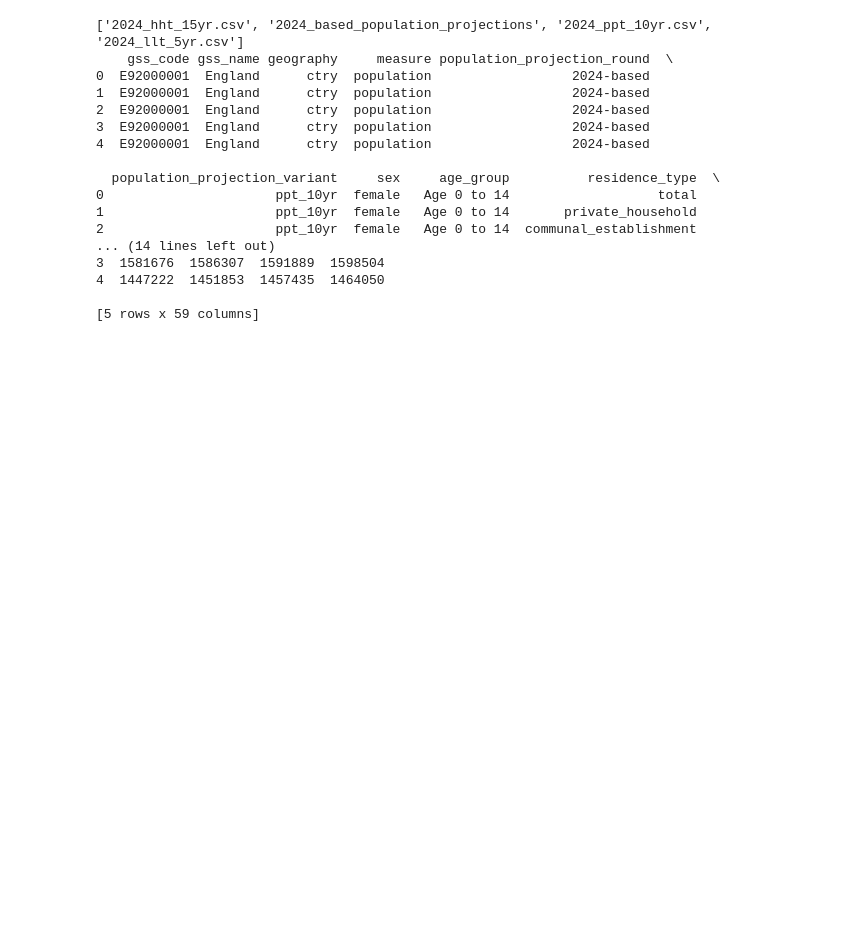
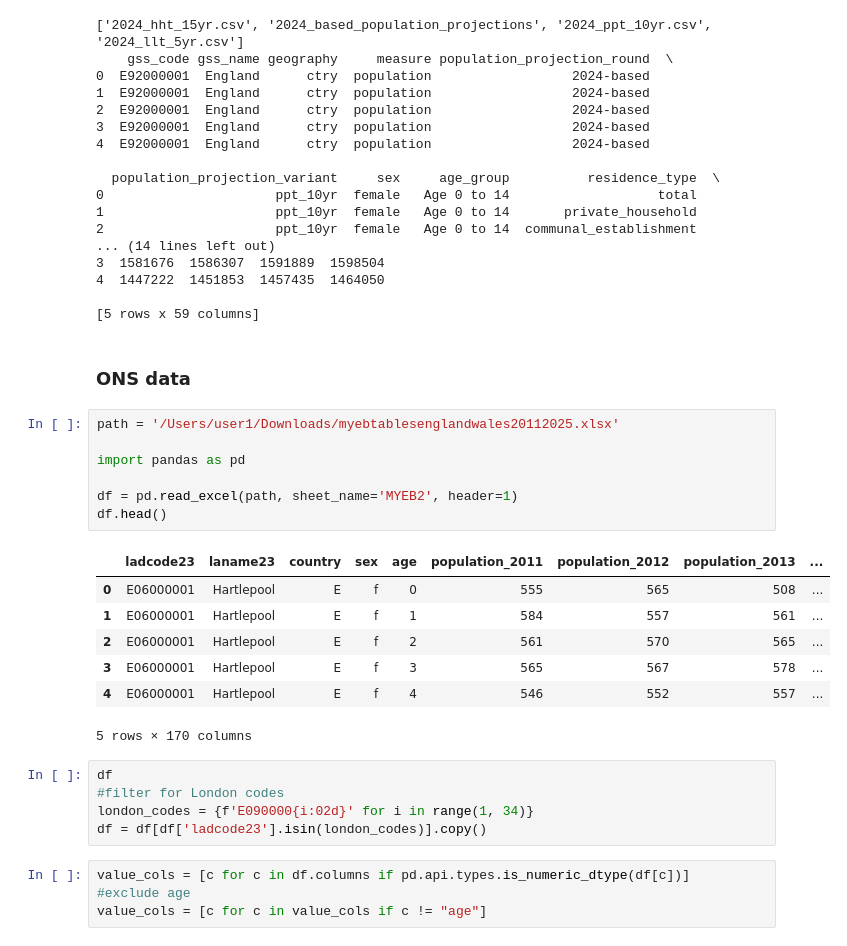
Before and after one commit to SebastianHeslinRees/Londons-Population-Site, a Jupyter notebook: scripts/explore_population_by_sex.ipynb, the cells around one changed output. Saved outputs shown, nothing was run; the diff lists cells and outputs as text; blank space fills up the shorter version.

```diff
--- a/scripts/explore_population_by_sex.ipynb
+++ b/scripts/explore_population_by_sex.ipynb
@@ -262,3 +262,29 @@ print(df.head())
 4  1447222  1451853  1457435  1464050
 
 [5 rows x 59 columns]
+# %% [markdown]
+### ONS data
+# %%
+path = '/Users/user1/Downloads/myebtablesenglandwales20112025.xlsx'
+
+import pandas as pd
+
+df = pd.read_excel(path, sheet_name='MYEB2', header=1)
+df.head()
+# %% [output]
+|  | ladcode23 | laname23 | country | sex | age | population_2011 | population_2012 | population_2013 | ... |
+| 0 | E06000001 | Hartlepool | E | f | 0 | 555 | 565 | 508 | ... |
+| 1 | E06000001 | Hartlepool | E | f | 1 | 584 | 557 | 561 | ... |
+| 2 | E06000001 | Hartlepool | E | f | 2 | 561 | 570 | 565 | ... |
+| 3 | E06000001 | Hartlepool | E | f | 3 | 565 | 567 | 578 | ... |
+| 4 | E06000001 | Hartlepool | E | f | 4 | 546 | 552 | 557 | ... |
+5 rows × 170 columns
+# %%
+df
+#filter for London codes
+london_codes = {f'E090000{i:02d}' for i in range(1, 34)}
+df = df[df['ladcode23'].isin(london_codes)].copy()
+# %%
+value_cols = [c for c in df.columns if pd.api.types.is_numeric_dtype(df[c])]
+#exclude age
+value_cols = [c for c in value_cols if c != "age"]
```
Also changed, not shown: parts of 23 cells of this notebook, 14 other files.
